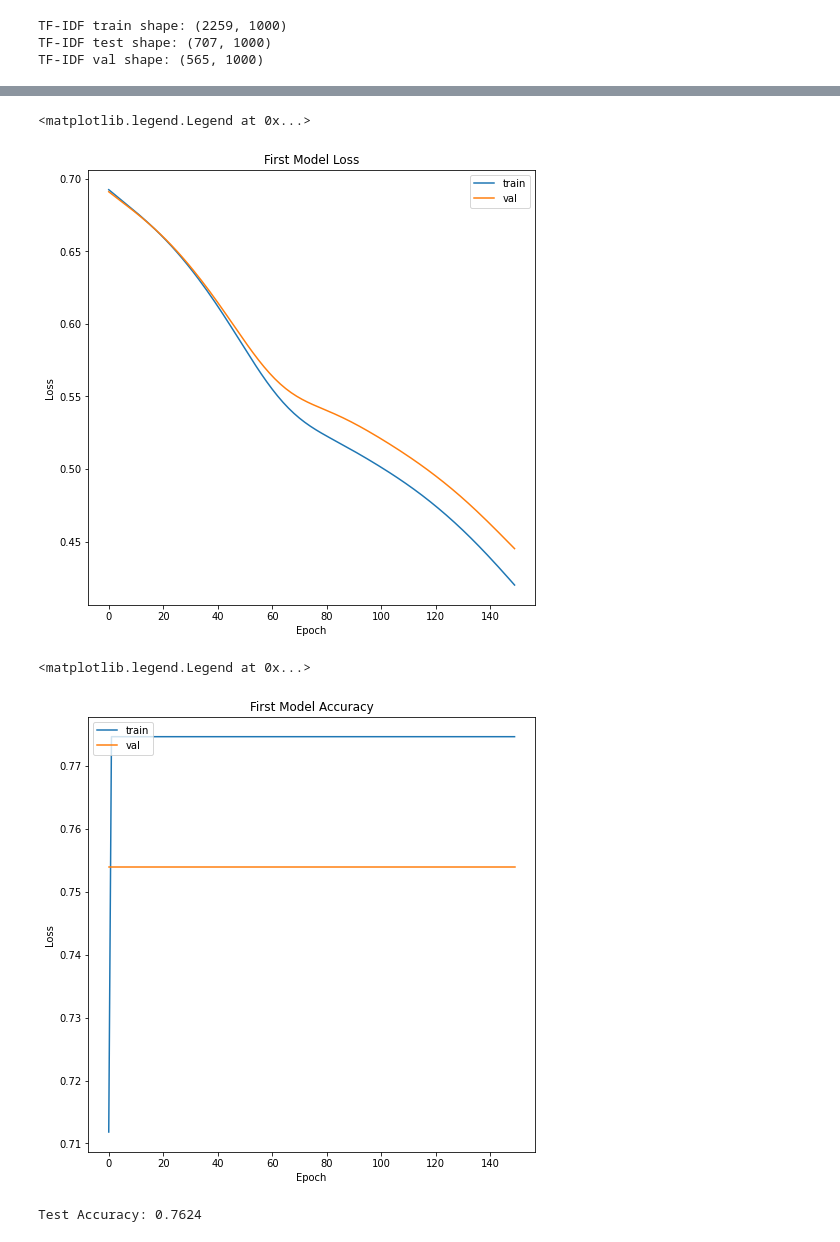
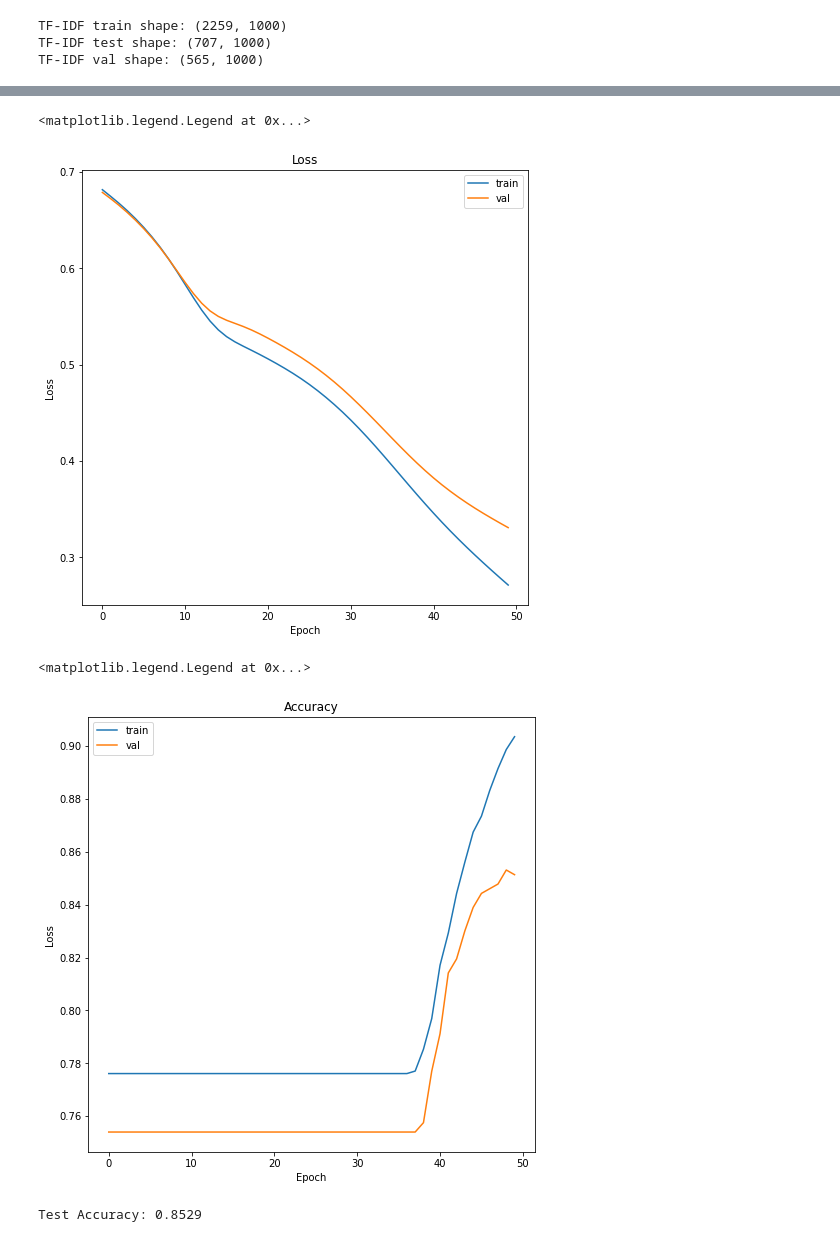
Before and after one commit to MorrowCarmody/NLP-final, a Jupyter notebook: NLP-final-MCARMODY.ipynb, the cells around one changed output, grey strips where cells are left out. Cells and saved outputs as stored; diff of their text form; code cells hidden in the pictures.

```diff
--- a/NLP-final-MCARMODY.ipynb
+++ b/NLP-final-MCARMODY.ipynb
@@ -136,5 +140,5 @@ df
 # %%
-# Replace negative label with 0 and positive ratings with 1
-df['rating'] = np.where(df['rating'] > 5, 1, 0)
+# Replace negative label with 1 and positive ratings with 0
+df['rating'] = np.where(df['rating'] > 5, 0, 1)
 # %%
 df
@@ -340,7 +316,7 @@ input_dim = tfidfX_train.shape[1]
 hidden_dim_1 = 512
 hidden_dim_2 = 512
 output_dim = 1
-num_epochs = 150
+num_epochs = 50
 
 # Define our first feed forward neural network.
 first_model = FeedforwardNeuralNetModel(input_dim,hidden_dim_1,hidden_dim_2,output_dim)
@@ -363,7 +339,7 @@ def calculate_accuracy(y_true, y_pred):
   acc = correct.sum() / len(correct)
   return acc
 
-batch_size = 3500
+batch_size = 512
 
 # Split train dataset to mini batches
 X_train_mini_batches = torch.split(tfidfX_train,batch_size)
@@ -460,25 +436,25 @@ Validation_loss:   0.4452 Validation Accuracy:   0.754
 figure(figsize=(8,8))
 plt.plot(train_losses)
 plt.plot(val_losses)
-plt.title('First Model Loss')
+plt.title('Loss')
 plt.ylabel('Loss')
 plt.xlabel('Epoch')
 plt.legend(['train', 'val'], loc='upper right')
 # %% [output]
 <matplotlib.legend.Legend at 0x...>
-[figure, old version]
+[figure, new version]
 # %%
 # Plot accuracy vs epochs
 figure(figsize=(8,8))
 plt.plot(train_accuracies)
 plt.plot(val_accuracies)
-plt.title('First Model Accuracy')
+plt.title('Accuracy')
 plt.ylabel('Loss')
 plt.xlabel('Epoch')
 plt.legend(['train', 'val'], loc='upper left')
 # %% [output]
 <matplotlib.legend.Legend at 0x...>
-[figure, old version]
+[figure, new version]
 # %%
 tfidfX_test = tfidfX_test.to(device)
 Y_test = Y_test.to(device)
@@ -492,7 +468,7 @@ test_accuracy = calculate_accuracy(Y_test,test_prediction)
 
 print("Test Accuracy:",round(test_accuracy.item(),4), "\n")
 # %% [output]
-Test Accuracy: 0.7624
+Test Accuracy: 0.8529
 # %%
 # Show classification report
 test_prediction = test_prediction.to(device)
```
Also changed, not shown: parts of 15 cells of this notebook, 34 other files.
